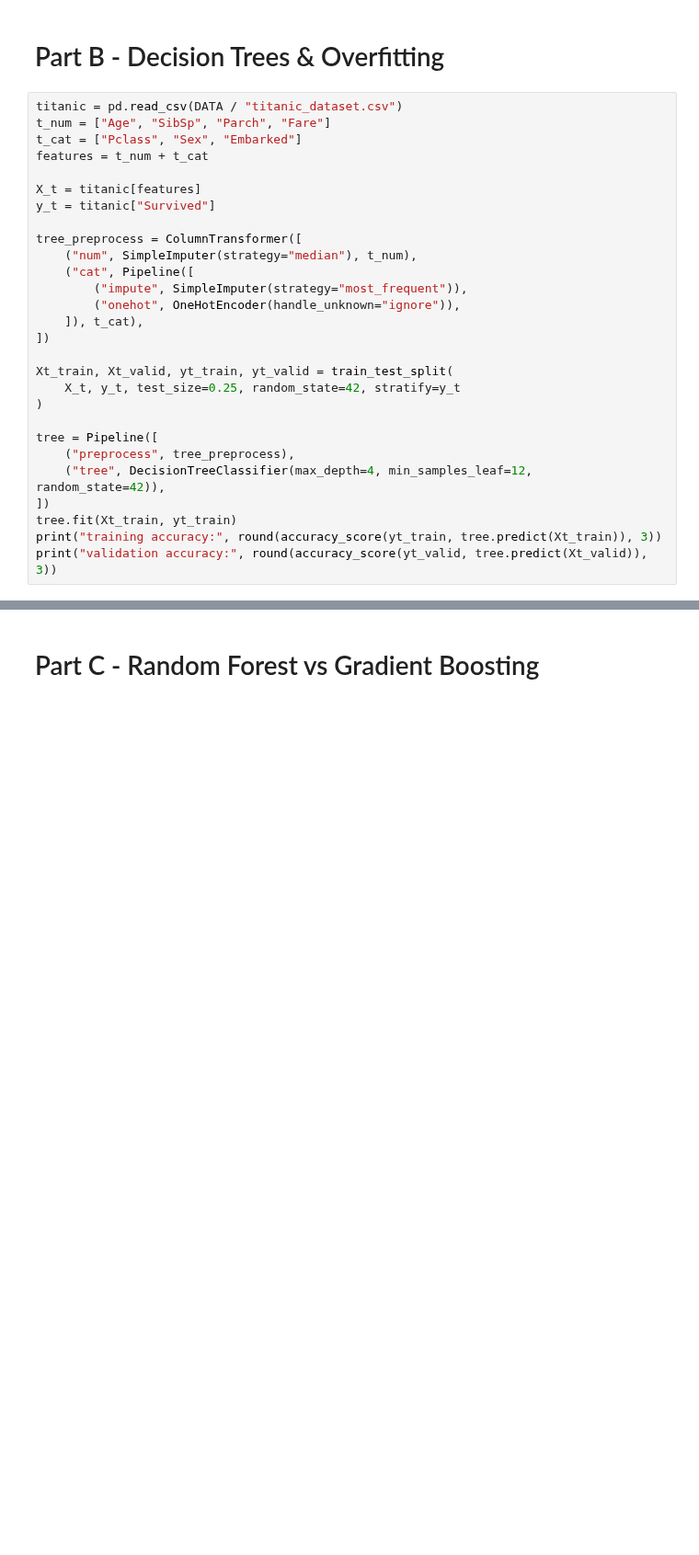
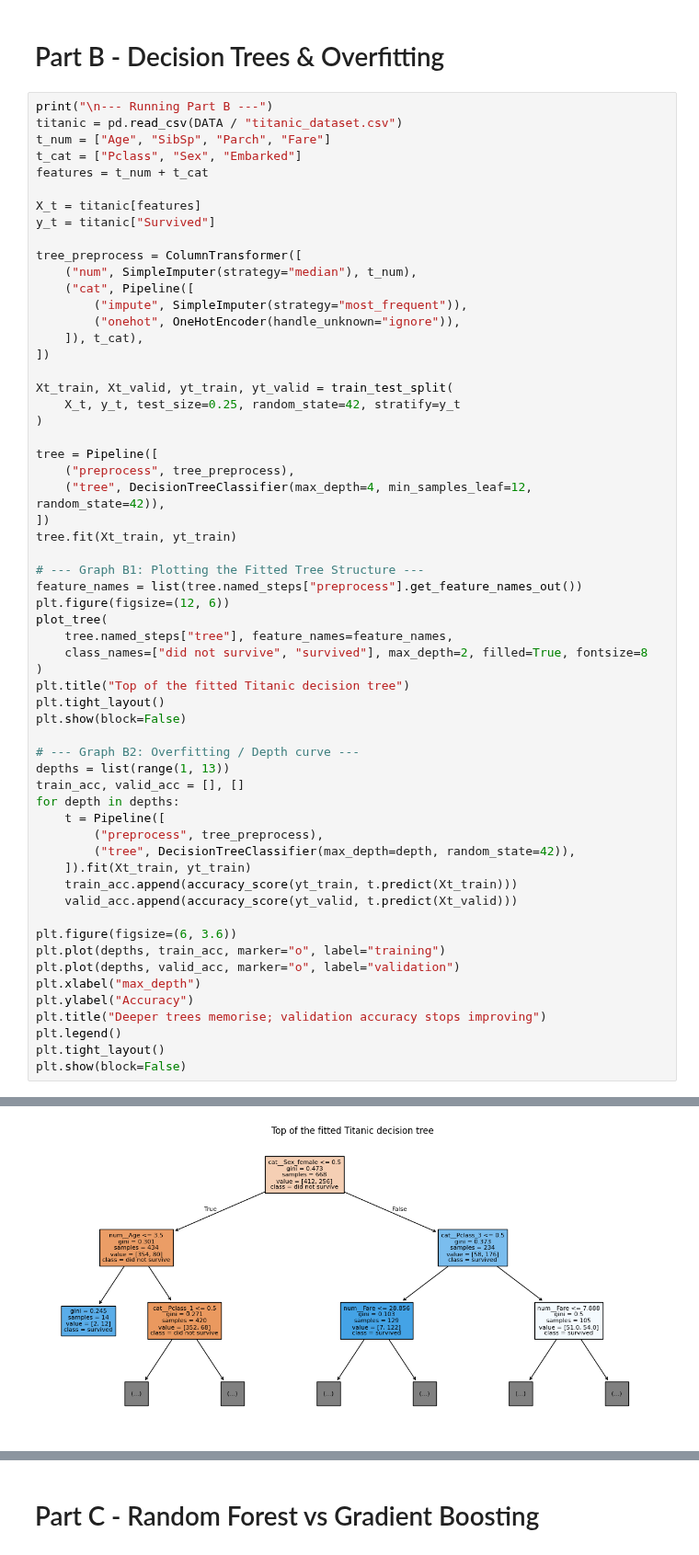
Before and after one commit to alvaroanggia/TEB3123-Machine-Learning, a Jupyter notebook: all_experiments/22006372_Lab03_SupervisedLearning.ipynb, the cells around one changed output, grey strips where cells are left out. Shown at 92% size. Drawn from its saved outputs; the diff is of its cells as text; blank space fills up the shorter version.

```diff
--- a/all_experiments/22006372_Lab03_SupervisedLearning.ipynb
+++ b/all_experiments/22006372_Lab03_SupervisedLearning.ipynb
@@ -79,6 +126,7 @@ GaussianNB accuracy=0.944 roc_auc=0.992
 # %% [markdown]
 # Part B - Decision Trees & Overfitting
 # %%
+print("\n--- Running Part B ---")
 titanic = pd.read_csv(DATA / "titanic_dataset.csv")
 t_num = ["Age", "SibSp", "Parch", "Fare"]
 t_cat = ["Pclass", "Sex", "Embarked"]
@@ -104,6 +152,36 @@ tree = Pipeline([
     ("tree", DecisionTreeClassifier(max_depth=4, min_samples_leaf=12, random_state=42)),
 ])
 tree.fit(Xt_train, yt_train)
-print("training accuracy:", round(accuracy_score(yt_train, tree.predict(Xt_train)), 3))
-print("validation accuracy:", round(accuracy_score(yt_valid, tree.predict(Xt_valid)), 3))
+
+# --- Graph B1: Plotting the Fitted Tree Structure ---
+feature_names = list(tree.named_steps["preprocess"].get_feature_names_out())
+plt.figure(figsize=(12, 6))
+plot_tree(
+    tree.named_steps["tree"], feature_names=feature_names,
+    class_names=["did not survive", "survived"], max_depth=2, filled=True, fontsize=8
+)
+plt.title("Top of the fitted Titanic decision tree")
+plt.tight_layout()
+plt.show(block=False)
+
+# --- Graph B2: Overfitting / Depth curve ---
+depths = list(range(1, 13))
+train_acc, valid_acc = [], []
+for depth in depths:
+    t = Pipeline([
+        ("preprocess", tree_preprocess),
+        ("tree", DecisionTreeClassifier(max_depth=depth, random_state=42)),
+    ]).fit(Xt_train, yt_train)
+    train_acc.append(accuracy_score(yt_train, t.predict(Xt_train)))
+    valid_acc.append(accuracy_score(yt_valid, t.predict(Xt_valid)))
+
+plt.figure(figsize=(6, 3.6))
+plt.plot(depths, train_acc, marker="o", label="training")
+plt.plot(depths, valid_acc, marker="o", label="validation")
+plt.xlabel("max_depth")
+plt.ylabel("Accuracy")
+plt.title("Deeper trees memorise; validation accuracy stops improving")
+plt.legend()
+plt.tight_layout()
+plt.show(block=False)
 # %% [output]
@@ -111,0 +189 @@ validation accuracy: 0.767
+[figure, added]
```
Also changed, not shown: parts of 5 cells of this notebook.
